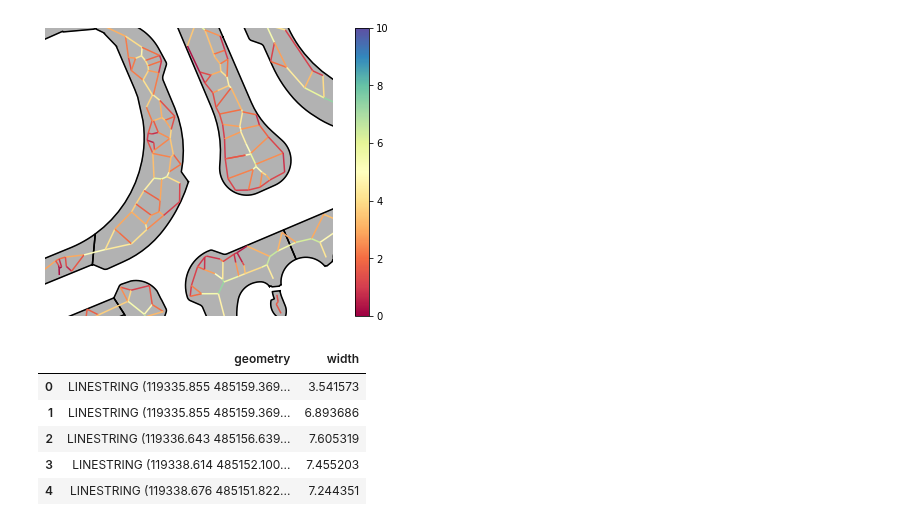
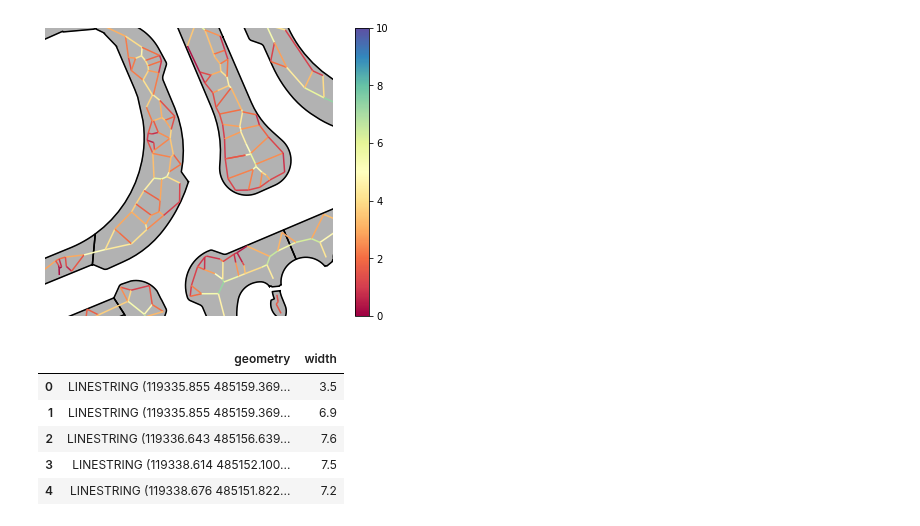
Before and after one commit to Amsterdam-AI-Team/Urban_PointCloud_Sidewalk_Width, a Jupyter notebook: notebooks/5. Sidewalk width.ipynb, the cells around one changed output. Cells and saved outputs as stored; diff of their text form; code cells hidden in the pictures.

```diff
--- a/notebooks/5. Sidewalk width.ipynb
+++ b/notebooks/5. Sidewalk width.ipynb
@@ -279,12 +280,13 @@ plt.savefig('../media/examples/sidewalk_width.png', bbox_inches='tight')
 # %% [output]
 [figure]
 # %%
-# Moeten we de width nog converten naar juiste meters?? TODO
+# Width in meters
+df_segments['width'] = round(df_segments['width'] * 10) / 10
 df_segments.head()
 # %% [output]
 |  | geometry | width |
-| 0 | LINESTRING (119335.855 485159.369... | 3.541573 |
-| 1 | LINESTRING (119335.855 485159.369... | 6.893686 |
-| 2 | LINESTRING (119336.643 485156.639... | 7.605319 |
-| 3 | LINESTRING (119338.614 485152.100... | 7.455203 |
-| 4 | LINESTRING (119338.676 485151.822... | 7.244351 |
+| 0 | LINESTRING (119335.855 485159.369... | 3.5 |
+| 1 | LINESTRING (119335.855 485159.369... | 6.9 |
+| 2 | LINESTRING (119336.643 485156.639... | 7.6 |
+| 3 | LINESTRING (119338.614 485152.100... | 7.5 |
+| 4 | LINESTRING (119338.676 485151.822... | 7.2 |
```
Also changed, not shown: parts of 2 cells of this notebook.
